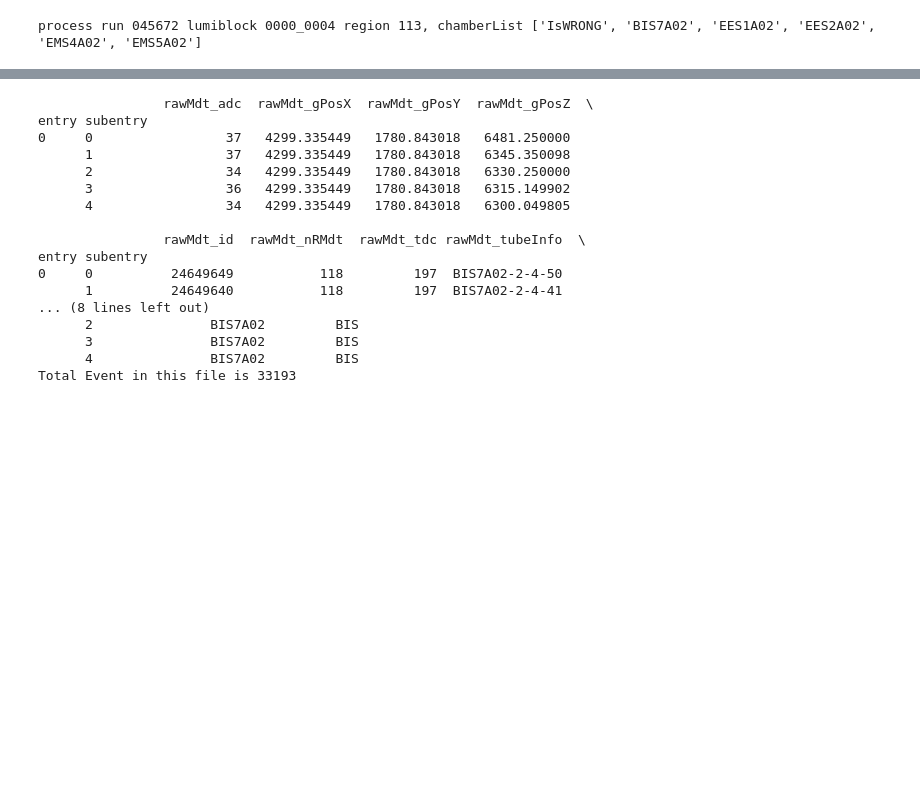
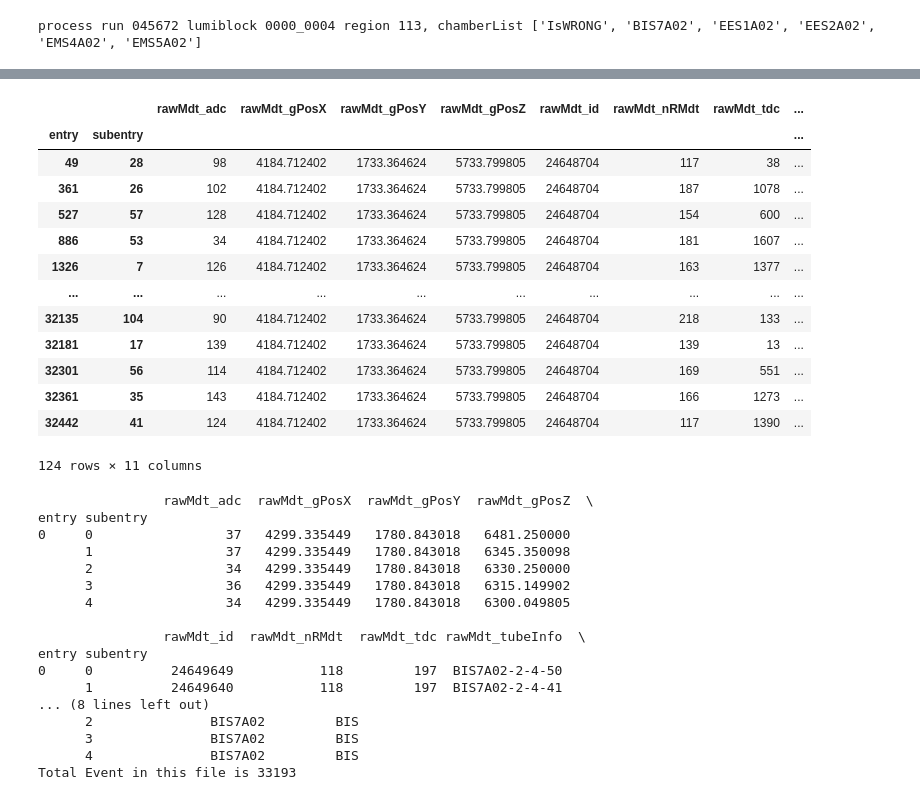
Before and after one commit to ppriyanka8/ATLAS, a Jupyter notebook: BIS7A_general.ipynb, the cells around one changed output, grey strips where cells are left out. Saved outputs shown, nothing was run; the diff lists cells and outputs as text; code cells hidden in the pictures; blank space fills up the shorter version.

```diff
--- a/BIS7A_general.ipynb
+++ b/BIS7A_general.ipynb
@@ -243,3 +292,20 @@ process run 045672 lumiblock 0000_0004 region 113, chamberList ['IsWRONG', 'BIS7
+# %%
+DF_OPERATING_CHAMBER[DF_OPERATING_CHAMBER['rawMdt_tubeInfo']=='BIS7A02-1-1-1']
+# %% [output]
+|  |  | rawMdt_adc | rawMdt_gPosX | rawMdt_gPosY | rawMdt_gPosZ | rawMdt_id | rawMdt_nRMdt | rawMdt_tdc | ... |
+| entry | subentry |  |  |  |  |  |  |  | ... |
+| 49 | 28 | 98 | 4184.712402 | 1733.364624 | 5733.799805 | 24648704 | 117 | 38 | ... |
+| 361 | 26 | 102 | 4184.712402 | 1733.364624 | 5733.799805 | 24648704 | 187 | 1078 | ... |
+| 527 | 57 | 128 | 4184.712402 | 1733.364624 | 5733.799805 | 24648704 | 154 | 600 | ... |
+| 886 | 53 | 34 | 4184.712402 | 1733.364624 | 5733.799805 | 24648704 | 181 | 1607 | ... |
+| 1326 | 7 | 126 | 4184.712402 | 1733.364624 | 5733.799805 | 24648704 | 163 | 1377 | ... |
+| ... | ... | ... | ... | ... | ... | ... | ... | ... | ... |
+| 32135 | 104 | 90 | 4184.712402 | 1733.364624 | 5733.799805 | 24648704 | 218 | 133 | ... |
+| 32181 | 17 | 139 | 4184.712402 | 1733.364624 | 5733.799805 | 24648704 | 139 | 13 | ... |
+| 32301 | 56 | 114 | 4184.712402 | 1733.364624 | 5733.799805 | 24648704 | 169 | 551 | ... |
+| 32361 | 35 | 143 | 4184.712402 | 1733.364624 | 5733.799805 | 24648704 | 166 | 1273 | ... |
+| 32442 | 41 | 124 | 4184.712402 | 1733.364624 | 5733.799805 | 24648704 | 117 | 1390 | ... |
+124 rows × 11 columns
 # %%
 df_raw=ak.to_dataframe(tree.arrays(branchMapping['rawMdt']))  #converted awkward array to dataframe df_raw
 
```
Also changed, not shown: parts of 15 cells of this notebook.
